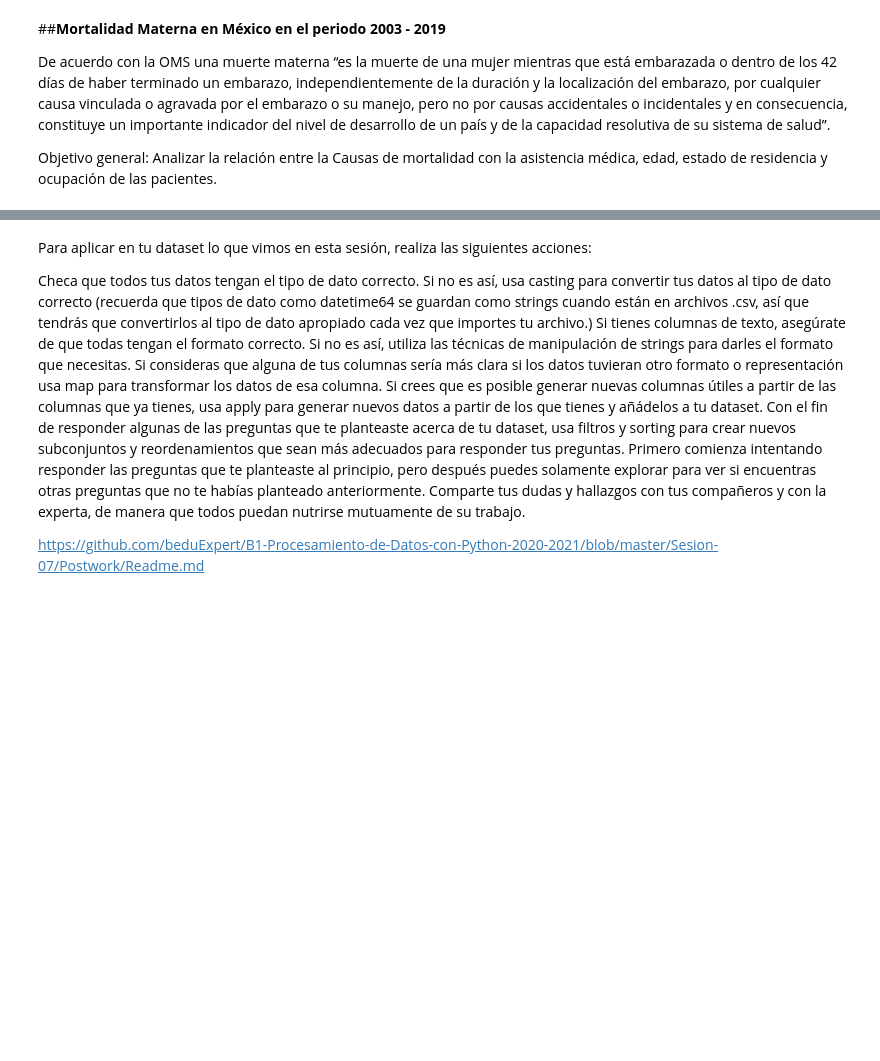
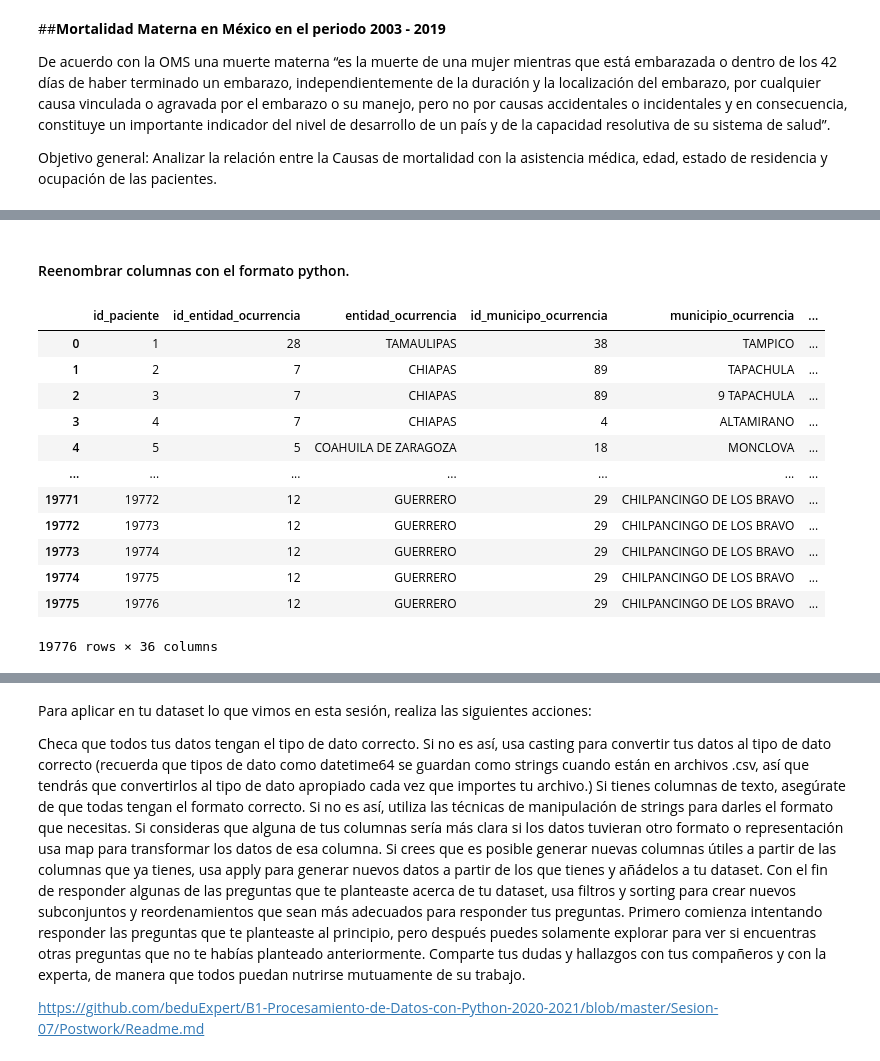
Before and after one commit to almamelisa/Proyecto_final_Procesamiento_de_datos_Python, a Jupyter notebook: proyecto_final_modulo_3.ipynb, the cells around one changed output, grey strips where cells are left out. Drawn from its saved outputs; the diff is of its cells as text; code cells hidden in the pictures; blank space fills up the shorter version.

```diff
--- a/proyecto_final_modulo_3.ipynb
+++ b/proyecto_final_modulo_3.ipynb
@@ -13,3 +15,3 @@ import pandas as pd
 # %%
 url = 'https://raw.githubusercontent.com/almamelisa/Proyecto_final_Procesamiento_de_datos_Python/main/Defunciones.csv'
-df = pd.read_csv(url, sep=";")
+df_defunciones = pd.read_csv(url, sep=";")
@@ -62,0 +82,59 @@ reenombrar columnas https://github.com/beduExpert/B1-Procesamiento-de-Datos-con-
+# %% [markdown]
+#### Reenombrar columnas con el formato python.
+# %%
+column_name = {
+    "IdPaciente": "id_paciente",
+    "IdEntidadOcurrencia": "id_entidad_ocurrencia",
+    "EntidadOcurrencia": "entidad_ocurrencia",
+    "IdMunicipioOcurrencia": "id_municipo_ocurrencia",
+    "MunicipioOcurrencia": "municipio_ocurrencia",
+    "IdLocalidadOcurrencia": "id_localidad_ocurrencia",
+    "LocalidadOcurrencia": "localidad_ocurrencia",
+    "IdSitioDefuncion": "id_sitio_de_defuncion",
+    "SitioDefuncion": "sitio_defuncion",
+    "AñoDefuncion": "año_defuncion",
+    "IdMesDefuncion": "id_mes_defuncion",
+    "MesDefuncion": "mes_defuncion",
+    "DiaDefuncion": "dia_defuncion",
+    "HoraDefuncion": "hora_defuncion",
+    "MinutosDefuncion": "minutos_defuncion",
+    "IdAsistenciaMedica": "id_asistencia_medica",
+    "AsistenciaMedica": "asistencia_medica",
+    "IdCausaCIE": "id_causa_cie",
+    "CausaCIE": "causa_cie",
+    "IdCertifico": "id_certifico",
+    "Certifico": "certifico",
+    "IdEntidadDeRegistro": "id_entidad_de_registro",
+    "EntidadDeRegistro": "entidad_de_registro",
+    "IdMunicipioRegistro": "id_municipio_registro",
+    "MunicipioRegistro": "municipio_registro",
+    "AñoRegistro": "año_registro",
+    "IdMesRegistro": "id_mes_registro",
+    "MesRegistro": "mes_registro",
+    "IdDiaRegistro": "id_dia_registro",
+    "AñoCertificacion": "año_certificacion",
+    "IdMesCertificacion": "id_mes_certificacion",
+    "MesCertificacion": "mes_certificacion",
+    "DiaCertificacion": "dia_certificacion",
+    "AñoBaseDeDatos": "año_base_de_datos",
+    "IdRazonMortalidadMaterna": "id_razon_mortalidad_materna",
+    "RazonMortalidadMaterna": "razon_mortalidad_materna"
+}
+# %%
+df_def_renamed = df.rename(columns=column_name)
+
+df_def_renamed
+# %% [output]
+|  | id_paciente | id_entidad_ocurrencia | entidad_ocurrencia | id_municipo_ocurrencia | municipio_ocurrencia | ... |
+| 0 | 1 | 28 | TAMAULIPAS | 38 | TAMPICO | ... |
+| 1 | 2 | 7 | CHIAPAS | 89 | TAPACHULA | ... |
+| 2 | 3 | 7 | CHIAPAS | 89 | 9 TAPACHULA | ... |
+| 3 | 4 | 7 | CHIAPAS | 4 | ALTAMIRANO | ... |
+| 4 | 5 | 5 | COAHUILA DE ZARAGOZA | 18 | MONCLOVA | ... |
+| ... | ... | ... | ... | ... | ... | ... |
+| 19771 | 19772 | 12 | GUERRERO | 29 | CHILPANCINGO DE LOS BRAVO | ... |
+| 19772 | 19773 | 12 | GUERRERO | 29 | CHILPANCINGO DE LOS BRAVO | ... |
+| 19773 | 19774 | 12 | GUERRERO | 29 | CHILPANCINGO DE LOS BRAVO | ... |
+| 19774 | 19775 | 12 | GUERRERO | 29 | CHILPANCINGO DE LOS BRAVO | ... |
+| 19775 | 19776 | 12 | GUERRERO | 29 | CHILPANCINGO DE LOS BRAVO | ... |
+19776 rows × 36 columns
```
Also changed, not shown: parts of 29 cells of this notebook.
